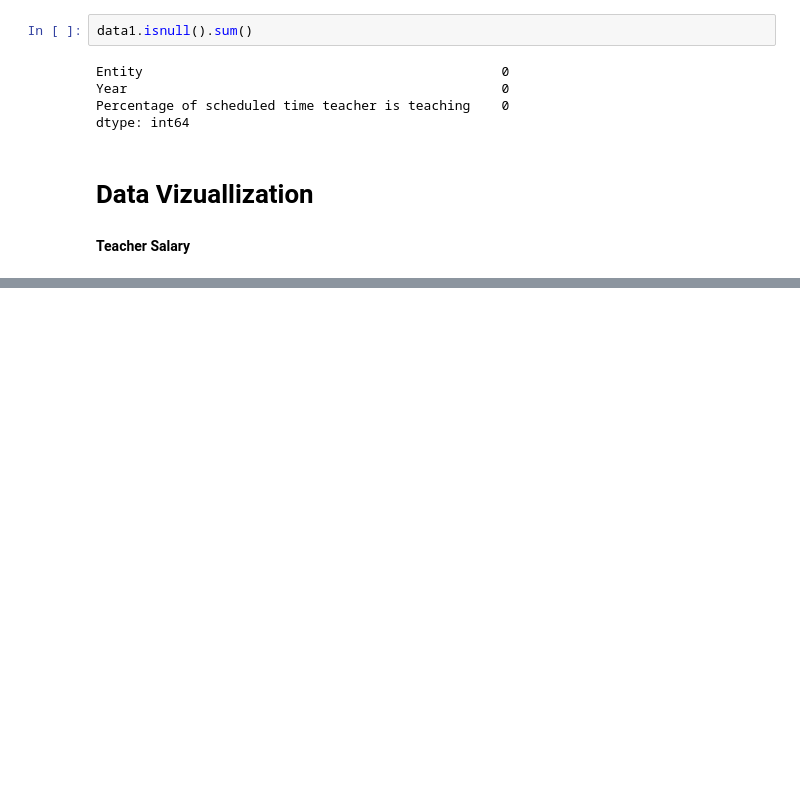
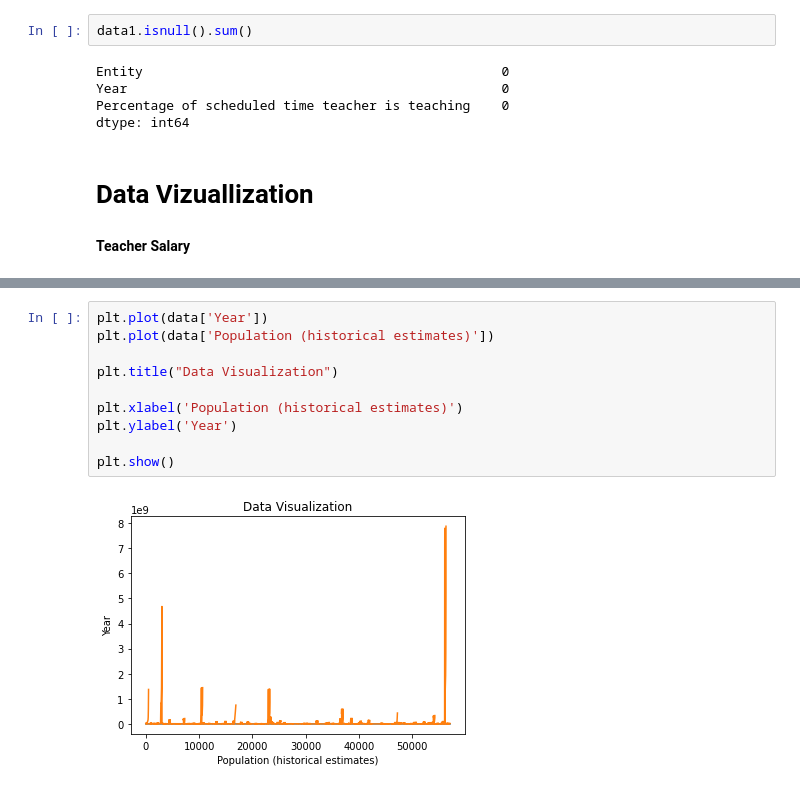
Before and after one commit to DarlynBSIT-3206/Gang-of-Greatness, a Jupyter notebook: Educational_System_Malpractice_and_Negligence_on_the_real_purpose_basis_of_education.ipynb, the cells around one changed output, grey strips where cells are left out. Cells and saved outputs as stored; diff of their text form; blank space fills up the shorter version.

```diff
--- a/Educational_System_Malpractice_and_Negligence_on_the_real_purpose_basis_of_education.ipynb
+++ b/Educational_System_Malpractice_and_Negligence_on_the_real_purpose_basis_of_education.ipynb
@@ -212,0 +240,12 @@ NameError: ignored
+# %%
+plt.plot(data['Year'])
+plt.plot(data['Population (historical estimates)'])
+
+plt.title("Data Visualization")
+
+plt.xlabel('Population (historical estimates)')
+plt.ylabel('Year')
+
+plt.show()
+# %% [output]
+[figure, added]
```
Also changed, not shown: parts of 6 cells of this notebook.
